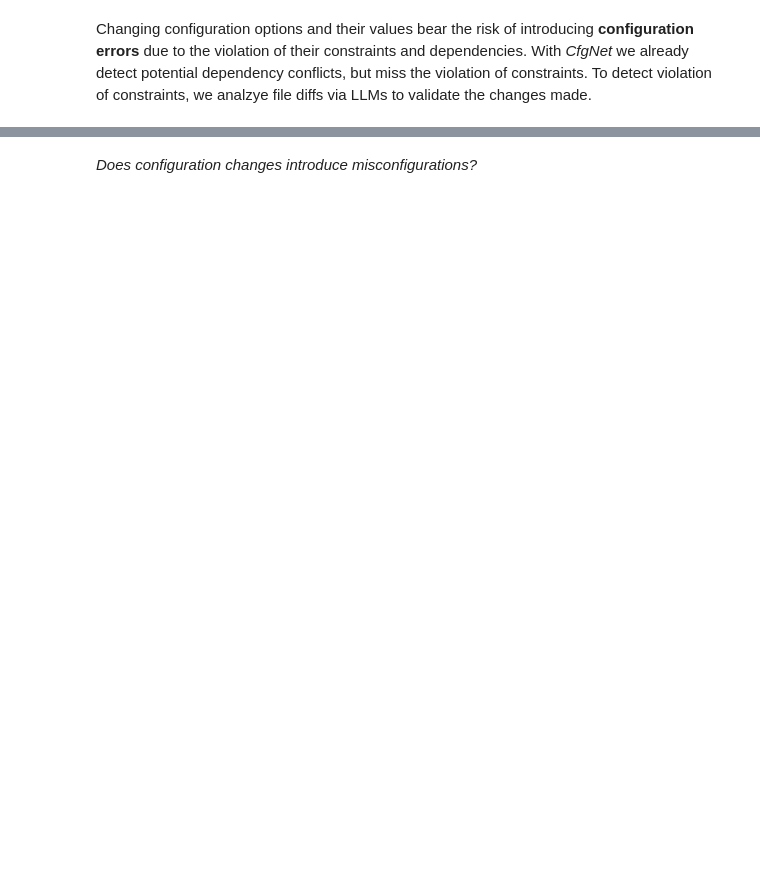
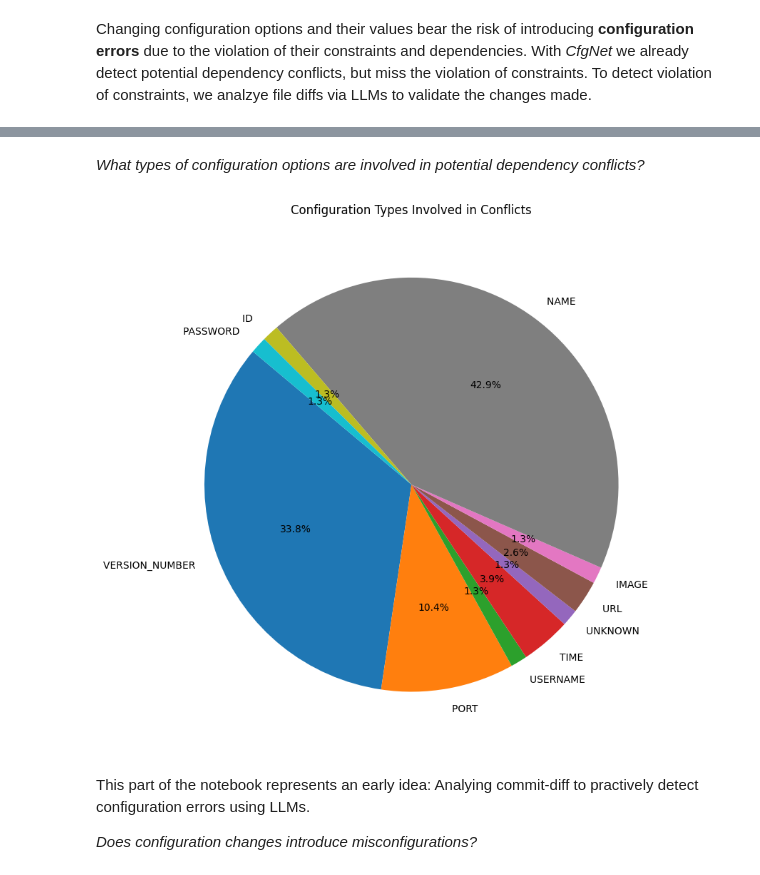
Before and after one commit to simisimon/config-space, a Jupyter notebook: notebooks/misconfiguration.ipynb, the cells around one changed output, grey strips where cells are left out. Drawn from its saved outputs; the diff is of its cells as text; code cells hidden in the pictures; blank space fills up the shorter version.

Commit message:
Extract more details about conflicts

```diff
--- a/notebooks/misconfiguration.ipynb
+++ b/notebooks/misconfiguration.ipynb
@@ -3,3 +89,43 @@ Changing configuration options and their values bear the risk of introducing **c
+# %% [markdown]
+*What types of configuration options are involved in potential dependency conflicts?*
+# %%
+def plot_config_types_conflicts(data: Dict) -> pd.DataFrame:
+
+    config_types_involved = []
+    config_commits = [commit for commit in data["commit_data"] if commit["is_config_related"]]
+    total_conflicts = 0
+
+    for commit in config_commits:
+        if commit["conflicts"]:
+            for conflict in commit["conflicts"]:
+                if conflict["conflict_type"] == "ModifiedOptionConflict" not in config_types_involved:
+
+                    config_type = conflict["config_type"].split("<->")[0].split(".")[-1]
+                    config_types_involved.append(config_type)
+
+                total_conflicts += 1
+
+    type_counter = Counter(config_types_involved)
+    df = pd.DataFrame(type_counter.items(), columns=["Config Type", "Count"])
+
+    # Plot pie chart
+    plt.figure(figsize=(8, 8))
+    plt.pie(df["Count"], labels=df["Config Type"], autopct="%1.1f%%", startangle=140)
+    plt.title("Configuration Types Involved in Conflicts")
+    plt.axis("equal")
+    plt.tight_layout()
+    plt.show()
+
+
+data_file = "../data/test_projects/piggymetrics.json"
+with open(data_file, "r") as f:
+    data = json.load(f)
+
+plot_config_types_conflicts(data)
+# %% [output]
+[figure, added]
 # %% [markdown]
+This part of the notebook represents an early idea: Analying commit-diff to practively detect configuration errors using LLMs.
+
 *Does configuration changes introduce misconfigurations?*
 # %%
```
Also changed, not shown: parts of 6 cells of this notebook, 4 other files.
